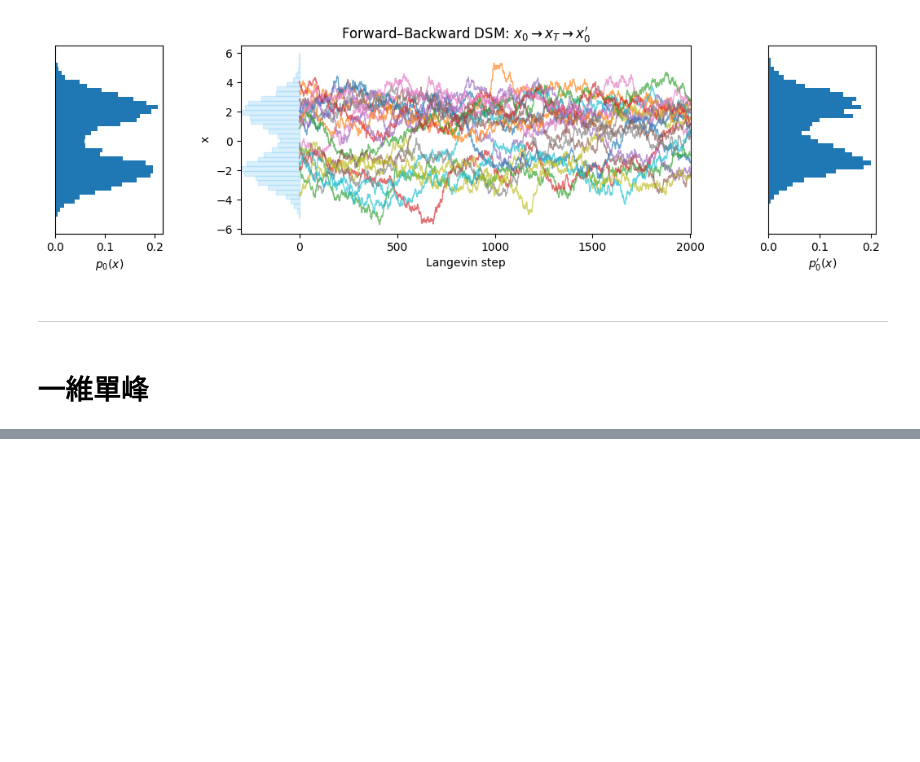
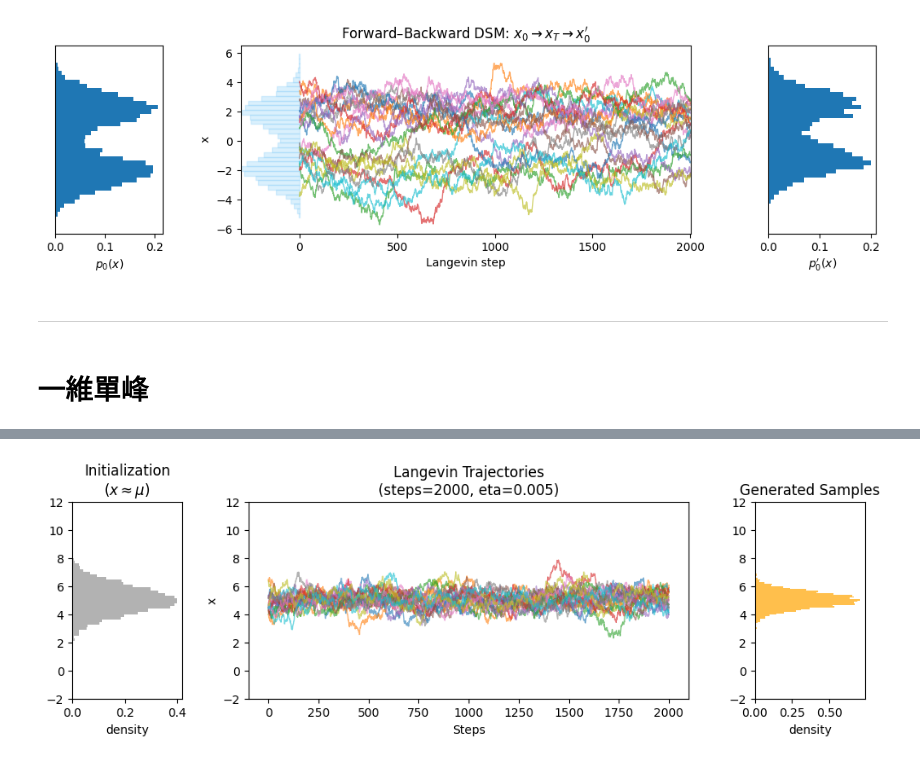
Before and after one commit to XuanWeiWang-999/2025Autumn_ML-project-DiffusionModel_02, a Jupyter notebook: 20251229_code/code-DSM 1D.ipynb, the cells around one changed output, grey strips where cells are left out. Cells and saved outputs as stored; diff of their text form; code cells hidden in the pictures; blank space fills up the shorter version.

```diff
--- a/20251229_code/code-DSM 1D.ipynb
+++ b/20251229_code/code-DSM 1D.ipynb
@@ -331,0 +421,7 @@ plt.show()
+# %%
+steps = 2000
+eta = 0.005
+x_dim = 1
+sigma_noise = 0.4  # =sigma_dsm
+K_traj = 20 # <--- 記得設定這個，要畫幾條
+N_total=5000
@@ -331,0 +453,74 @@ plt.show()
+# %%
+from matplotlib.gridspec import GridSpec
+
+def langevin_trajectories(model, steps, eta, x_dim,
+                          N_total, K_traj, mu):
+    """
+    N_total: 一共多少條軌跡用來做分布
+    K_traj : 中間圖要畫出來的軌跡條數
+    """
+    model.eval()
+
+
+    x = mu+ torch.randn(N_total, x_dim, device=device)
+    x_init_all = x.detach().cpu().numpy().copy()
+
+
+    x_traj = x[:K_traj].clone()
+    traj_hist = [x_traj.detach().cpu().numpy().copy()]   # shape (K_traj, x_dim)
+
+    for k in range(steps):
+        with torch.no_grad():
+            score = model(x)
+            noise = torch.randn_like(x)
+            x = x + eta * score + torch.sqrt(torch.tensor(2*eta, device=device)) * noise
+
+            x_traj = x[:K_traj]
+            traj_hist.append(x_traj.detach().cpu().numpy().copy())
+
+    x_final_all = x.detach().cpu().numpy().copy()
+    traj_hist = np.stack(traj_hist, axis=0)   # shape: (steps+1, K_traj, x_dim)
+
+    return x_init_all, x_final_all, traj_hist
+
+
+
+x_init_all, x_final_all, traj_hist = langevin_trajectories(
+    model, steps=steps, eta=eta, x_dim=x_dim,
+    N_total=5000, K_traj=20, mu=5
+)
+
+####=====================
+fig = plt.figure(figsize=(12, 3))
+gs = GridSpec(1, 3, width_ratios=[1, 4, 1], wspace=0.3)
+
+ax_left  = fig.add_subplot(gs[0])
+ax_mid   = fig.add_subplot(gs[1])
+ax_right = fig.add_subplot(gs[2])
+
+# 左圖：初始分佈 (應該在 5 附近)
+ax_left.hist(x_init_all[:, 0], bins=40, density=True, orientation='horizontal', color='gray', alpha=0.6)
+ax_left.set_title("Initialization\n($x \\approx \mu$)")
+ax_left.set_xlabel("density")
+ax_left.set_ylim(-2, 12) # 設定範圍方便觀察爆炸與否
+
+# 中圖：軌跡 (應該要在 5 附近震盪)
+t_axis = np.arange(traj_hist.shape[0])
+for i in range(traj_hist.shape[1]):
+    ax_mid.plot(t_axis, traj_hist[:, i, 0], alpha=0.6, linewidth=1)
+
+ax_mid.set_title(f"Langevin Trajectories\n(steps={steps}, eta={eta})")
+ax_mid.set_xlabel("Steps")
+ax_mid.set_ylabel("x")
+ax_mid.set_ylim(-2, 12) # 設定與左圖一樣的範圍
+
+# 右圖：最終分佈 (應該還是在 5 附近，且符合 Gaussian)
+ax_right.hist(x_final_all[:, 0], bins=40, density=True, orientation='horizontal', color='orange', alpha=0.7)
+ax_right.set_title("Generated Samples")
+ax_right.set_xlabel("density")
+ax_right.set_ylim(-2, 12)
+
+plt.tight_layout()
+plt.show()
+# %% [output]
+[figure, added]
```
Also changed, not shown: parts of 13 cells of this notebook.
